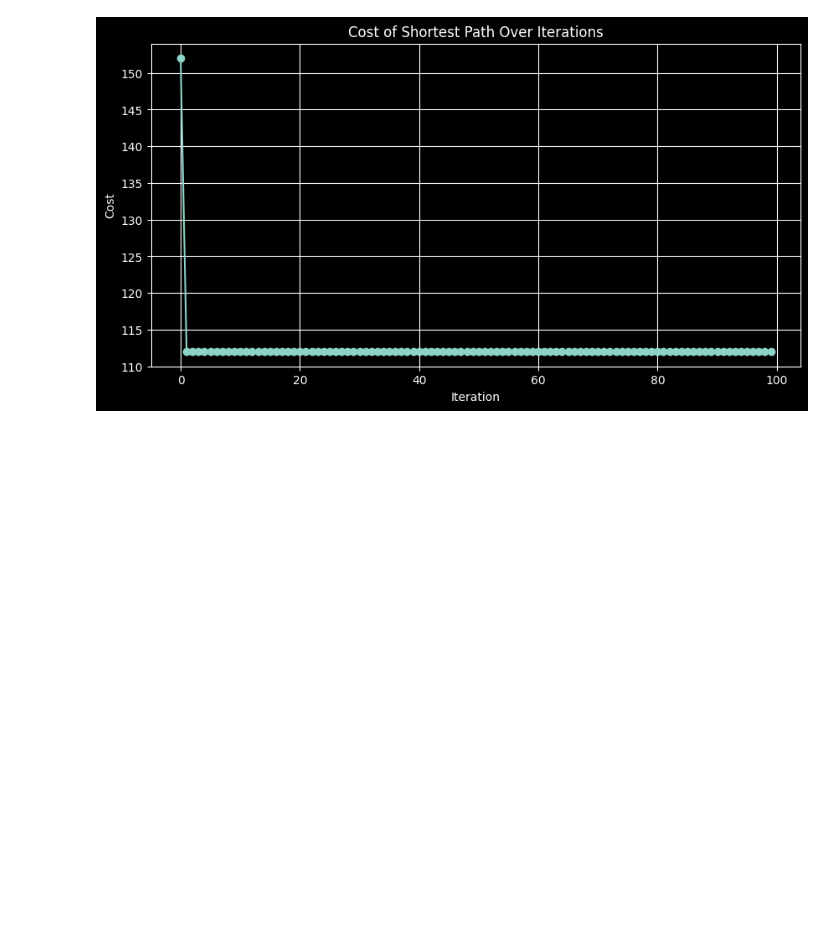
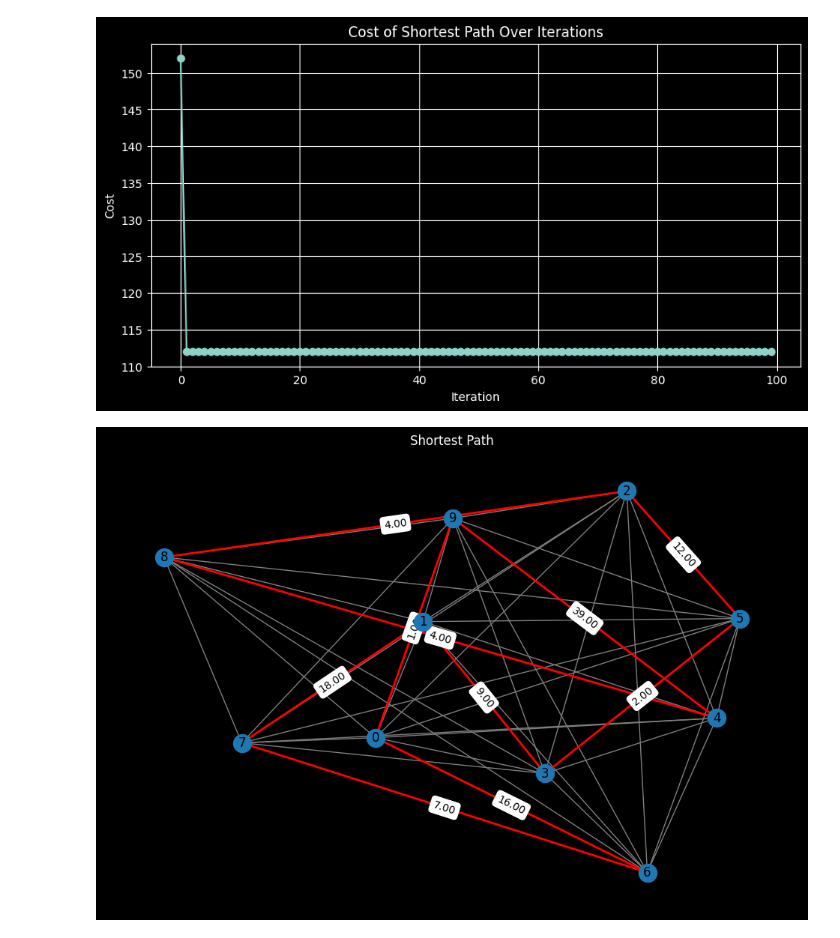
Before and after one commit to whats2000/Algorithm, a Jupyter notebook: heuristic/ant_colony/shortest_path.ipynb, the cells around one changed output. Saved outputs shown, nothing was run; the diff lists cells and outputs as text; code cells hidden in the pictures; blank space fills up the shorter version.

```diff
--- a/heuristic/ant_colony/shortest_path.ipynb
+++ b/heuristic/ant_colony/shortest_path.ipynb
@@ -206,3 +166,8 @@ plt.grid(True)
 plt.show()
 # %% [output]
 [figure]
+# %%
+# Plot the shortest path
+plot_shortest_path(distances, shortest_path[0])
+# %% [output]
+[figure, added]
```
Also changed, not shown: parts of 4 cells of this notebook, 1 other file.
